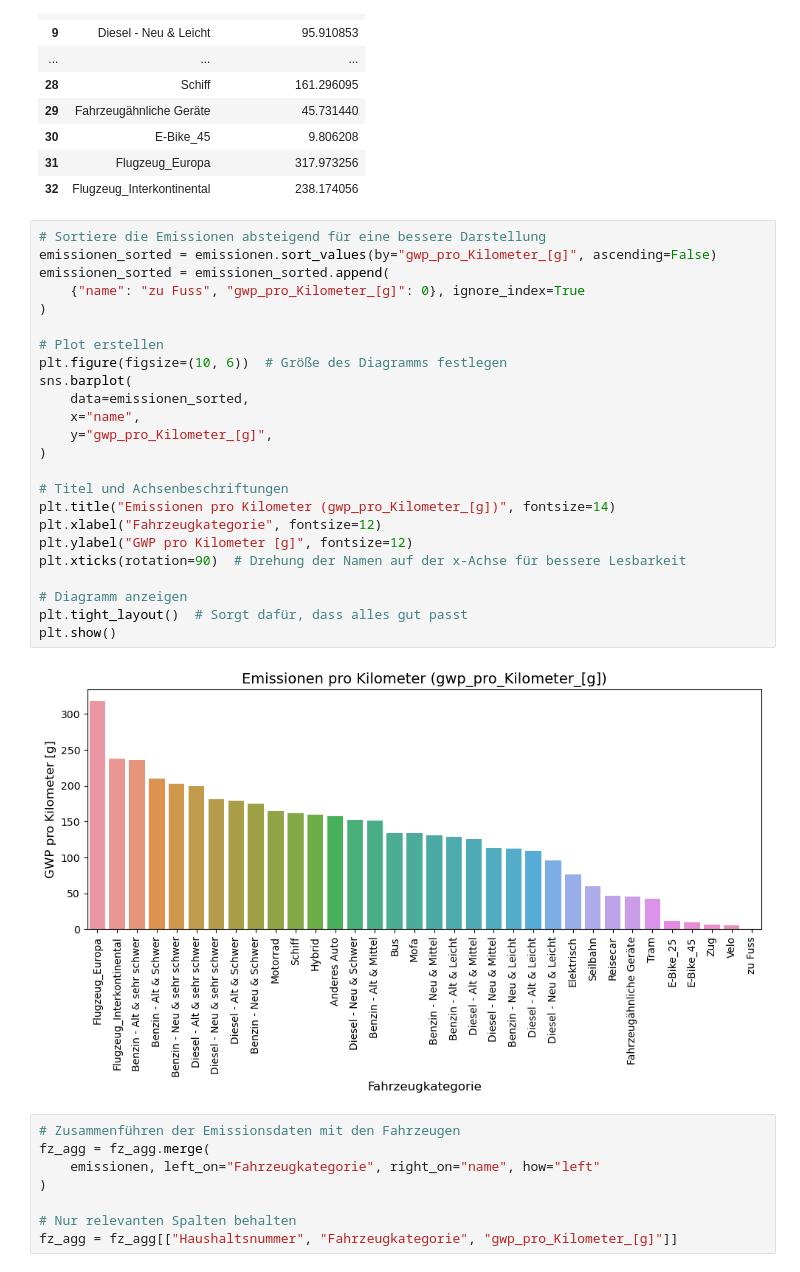
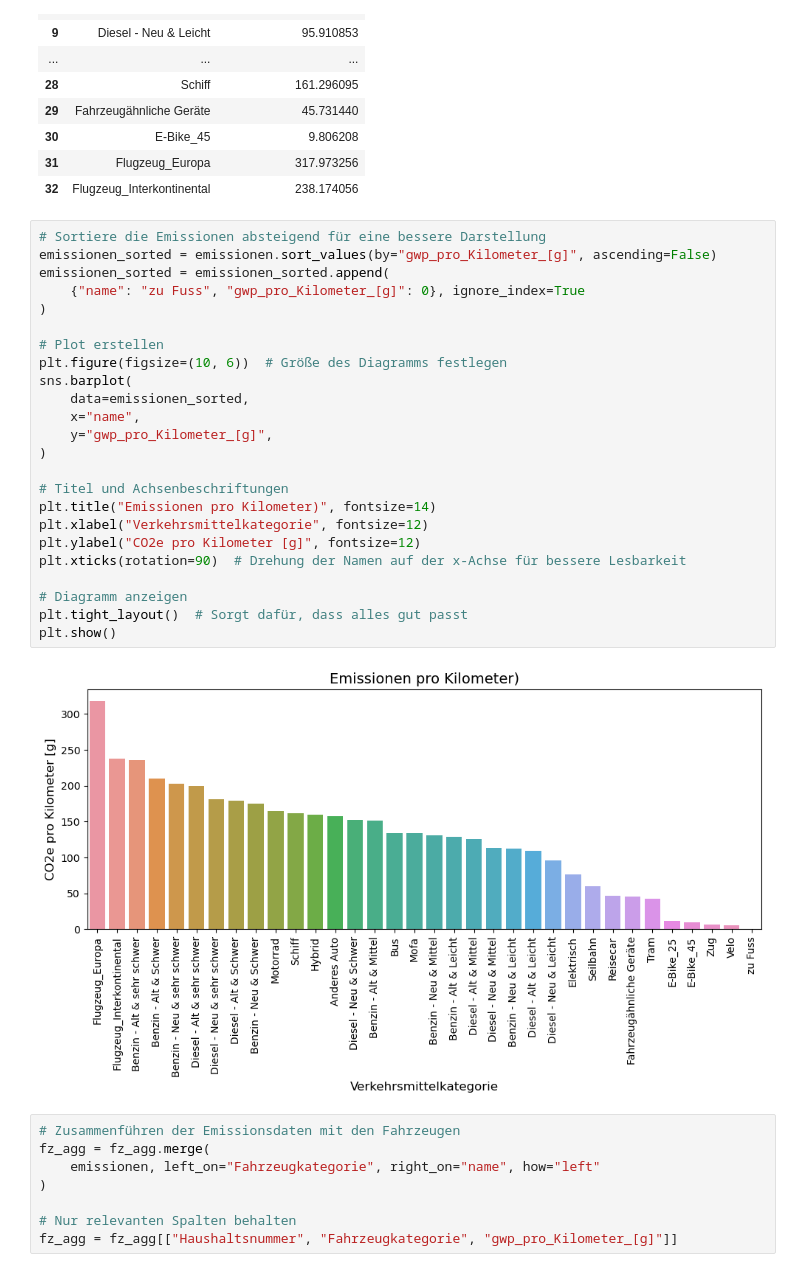
Before and after one commit to larissa-marti/ANM_Gruppe_Y, a Jupyter notebook: fahrzeuge.ipynb, the cells around one changed output. Saved outputs shown, nothing was run; the diff lists cells and outputs as text.

```diff
--- a/fahrzeuge.ipynb
+++ b/fahrzeuge.ipynb
@@ -372,29 +372,29 @@ emissionen
 # %%
 # Sortiere die Emissionen absteigend für eine bessere Darstellung
 emissionen_sorted = emissionen.sort_values(by="gwp_pro_Kilometer_[g]", ascending=False)
 emissionen_sorted = emissionen_sorted.append(
     {"name": "zu Fuss", "gwp_pro_Kilometer_[g]": 0}, ignore_index=True
 )
 
 # Plot erstellen
 plt.figure(figsize=(10, 6))  # Größe des Diagramms festlegen
 sns.barplot(
     data=emissionen_sorted,
     x="name",
     y="gwp_pro_Kilometer_[g]",
 )
 
 # Titel und Achsenbeschriftungen
-plt.title("Emissionen pro Kilometer (gwp_pro_Kilometer_[g])", fontsize=14)
-plt.xlabel("Fahrzeugkategorie", fontsize=12)
-plt.ylabel("GWP pro Kilometer [g]", fontsize=12)
+plt.title("Emissionen pro Kilometer)", fontsize=14)
+plt.xlabel("Verkehrsmittelkategorie", fontsize=12)
+plt.ylabel("CO2e pro Kilometer [g]", fontsize=12)
 plt.xticks(rotation=90)  # Drehung der Namen auf der x-Achse für bessere Lesbarkeit
 
 # Diagramm anzeigen
 plt.tight_layout()  # Sorgt dafür, dass alles gut passt
 plt.show()
 # %% [output]
-[figure, old version]
+[figure, new version]
 # %%
 # Zusammenführen der Emissionsdaten mit den Fahrzeugen
 fz_agg = fz_agg.merge(
```
Also changed, not shown: parts of 2 cells of this notebook, 2 other files.
